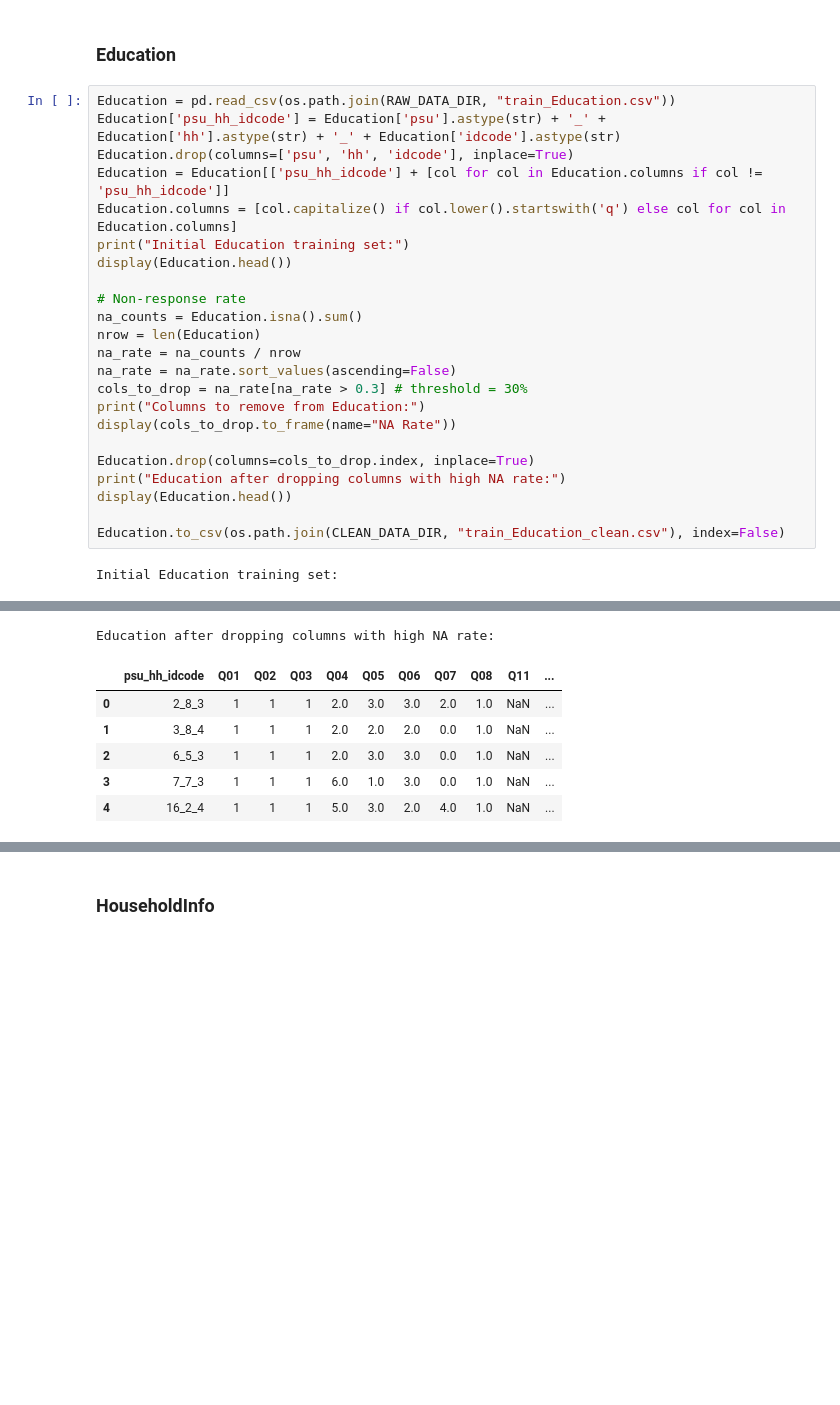
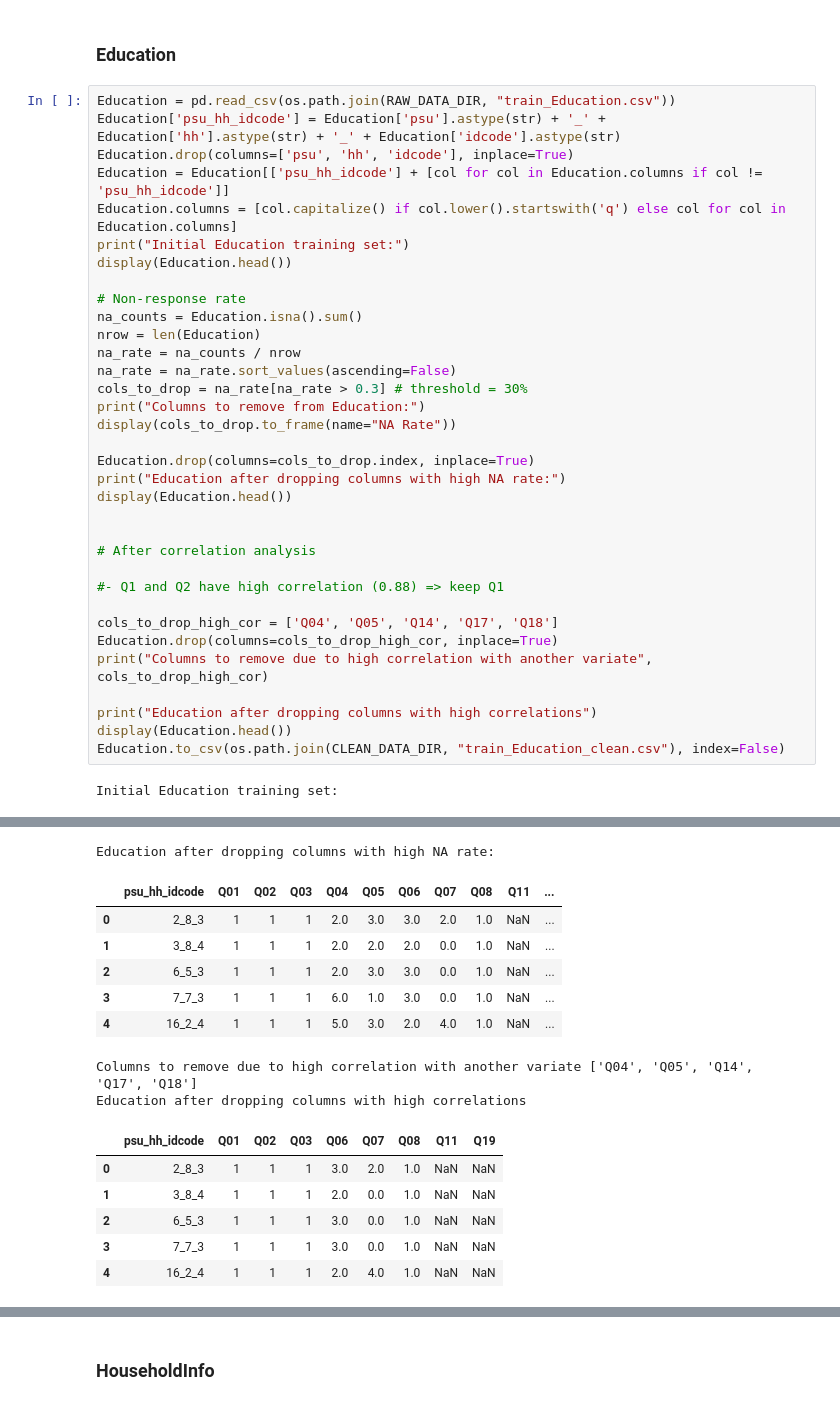
Before and after one commit to eugenesimm/Kaggle_poverty_rate, a Jupyter notebook: 1-preprocessing/clean_data.ipynb, the cells around one changed output, grey strips where cells are left out. Saved outputs shown, nothing was run; the diff lists cells and outputs as text; blank space fills up the shorter version.

```diff
--- a/1-preprocessing/clean_data.ipynb
+++ b/1-preprocessing/clean_data.ipynb
@@ -33,6 +33,17 @@ Education.drop(columns=cols_to_drop.index, inplace=True)
 print("Education after dropping columns with high NA rate:")
 display(Education.head())
 
+
+# After correlation analysis
+
+#- Q1 and Q2 have high correlation (0.88) => keep Q1
+
+cols_to_drop_high_cor = ['Q04', 'Q05', 'Q14', 'Q17', 'Q18']
+Education.drop(columns=cols_to_drop_high_cor, inplace=True)
+print("Columns to remove due to high correlation with another variate", cols_to_drop_high_cor)
+
+print("Education after dropping columns with high correlations")
+display(Education.head())
 Education.to_csv(os.path.join(CLEAN_DATA_DIR, "train_Education_clean.csv"), index=False)
 # %% [output]
 Initial Education training set:
@@ -41,30 +52,38 @@ Initial Education training set:
 | 1 | 3_8_4 | 1 | 1 | 1 | 2.0 | 2.0 | 2.0 | 0.0 | 1.0 | 1.0 | ... |
 | 2 | 6_5_3 | 1 | 1 | 1 | 2.0 | 3.0 | 3.0 | 0.0 | 1.0 | 1.0 | ... |
 | 3 | 7_7_3 | 1 | 1 | 1 | 6.0 | 1.0 | 3.0 | 0.0 | 1.0 | 1.0 | ... |
 | 4 | 16_2_4 | 1 | 1 | 1 | 5.0 | 3.0 | 2.0 | 4.0 | 1.0 | 1.0 | ... |
 5 rows × 67 columns
 Columns to remove from Education:
 |  | NA Rate |
 | Q60 | 0.999732 |
 | Q31 | 0.998750 |
 | Q16 | 0.998438 |
 | Q10 | 0.998259 |
 | Q65 | 0.996563 |
 | Q63 | 0.992547 |
 | Q62 | 0.992547 |
 | Q55 | 0.991922 |
 | Q56 | 0.991922 |
 | Q52 | 0.991654 |
 | ... | ... |
 | Q42 | 0.750513 |
 | Q24 | 0.750513 |
 | Q23 | 0.750513 |
 | Q22 | 0.750513 |
 | Q15 | 0.748951 |
 Education after dropping columns with high NA rate:
 |  | psu_hh_idcode | Q01 | Q02 | Q03 | Q04 | Q05 | Q06 | Q07 | Q08 | Q11 | ... |
 | 0 | 2_8_3 | 1 | 1 | 1 | 2.0 | 3.0 | 3.0 | 2.0 | 1.0 | NaN | ... |
 | 1 | 3_8_4 | 1 | 1 | 1 | 2.0 | 2.0 | 2.0 | 0.0 | 1.0 | NaN | ... |
 | 2 | 6_5_3 | 1 | 1 | 1 | 2.0 | 3.0 | 3.0 | 0.0 | 1.0 | NaN | ... |
 | 3 | 7_7_3 | 1 | 1 | 1 | 6.0 | 1.0 | 3.0 | 0.0 | 1.0 | NaN | ... |
 | 4 | 16_2_4 | 1 | 1 | 1 | 5.0 | 3.0 | 2.0 | 4.0 | 1.0 | NaN | ... |
+Columns to remove due to high correlation with another variate ['Q04', 'Q05', 'Q14', 'Q17', 'Q18']
+Education after dropping columns with high correlations
+|  | psu_hh_idcode | Q01 | Q02 | Q03 | Q06 | Q07 | Q08 | Q11 | Q19 |
+| 0 | 2_8_3 | 1 | 1 | 1 | 3.0 | 2.0 | 1.0 | NaN | NaN |
+| 1 | 3_8_4 | 1 | 1 | 1 | 2.0 | 0.0 | 1.0 | NaN | NaN |
+| 2 | 6_5_3 | 1 | 1 | 1 | 3.0 | 0.0 | 1.0 | NaN | NaN |
+| 3 | 7_7_3 | 1 | 1 | 1 | 3.0 | 0.0 | 1.0 | NaN | NaN |
+| 4 | 16_2_4 | 1 | 1 | 1 | 2.0 | 4.0 | 1.0 | NaN | NaN |
```
Also changed, not shown: parts of 3 cells of this notebook, 8 other files.
